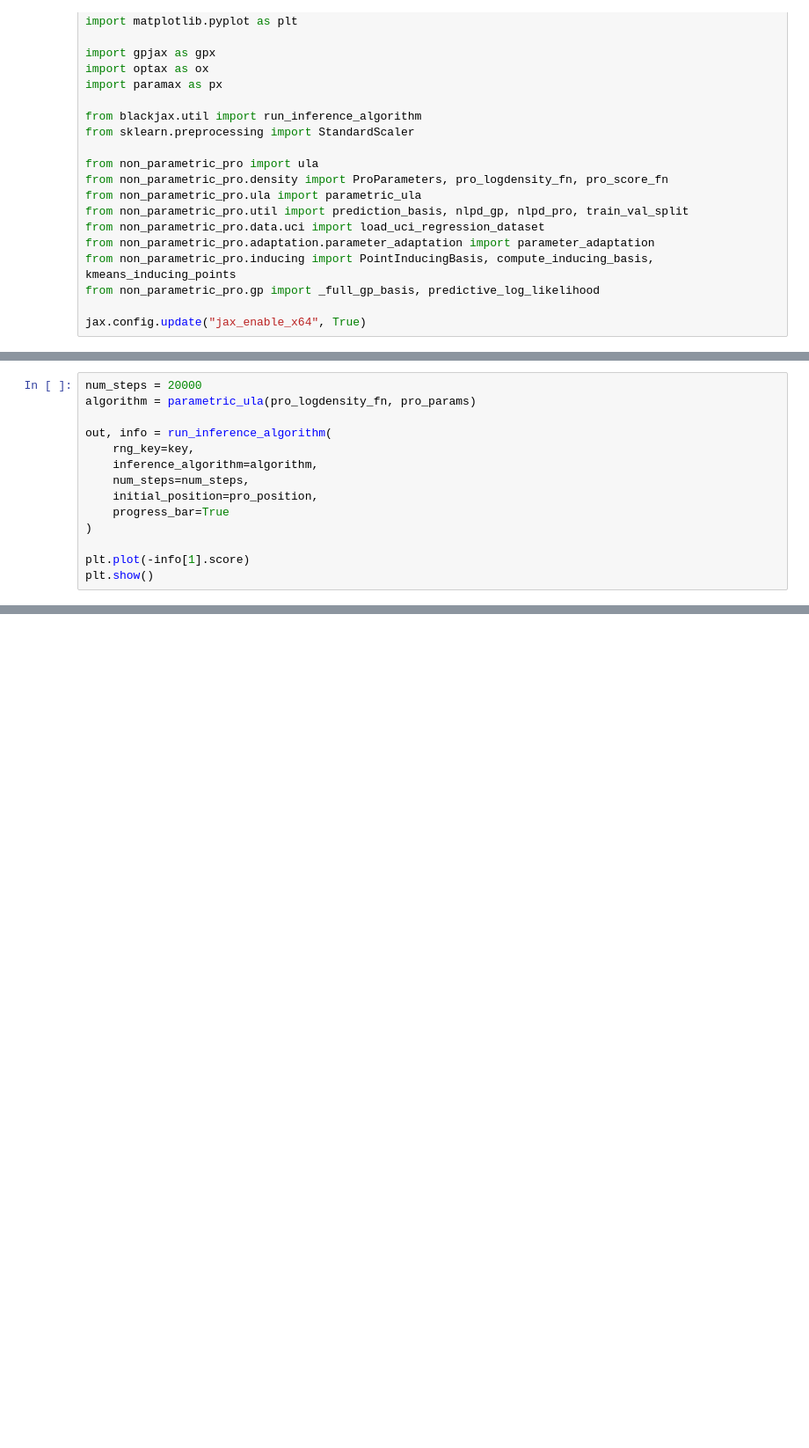
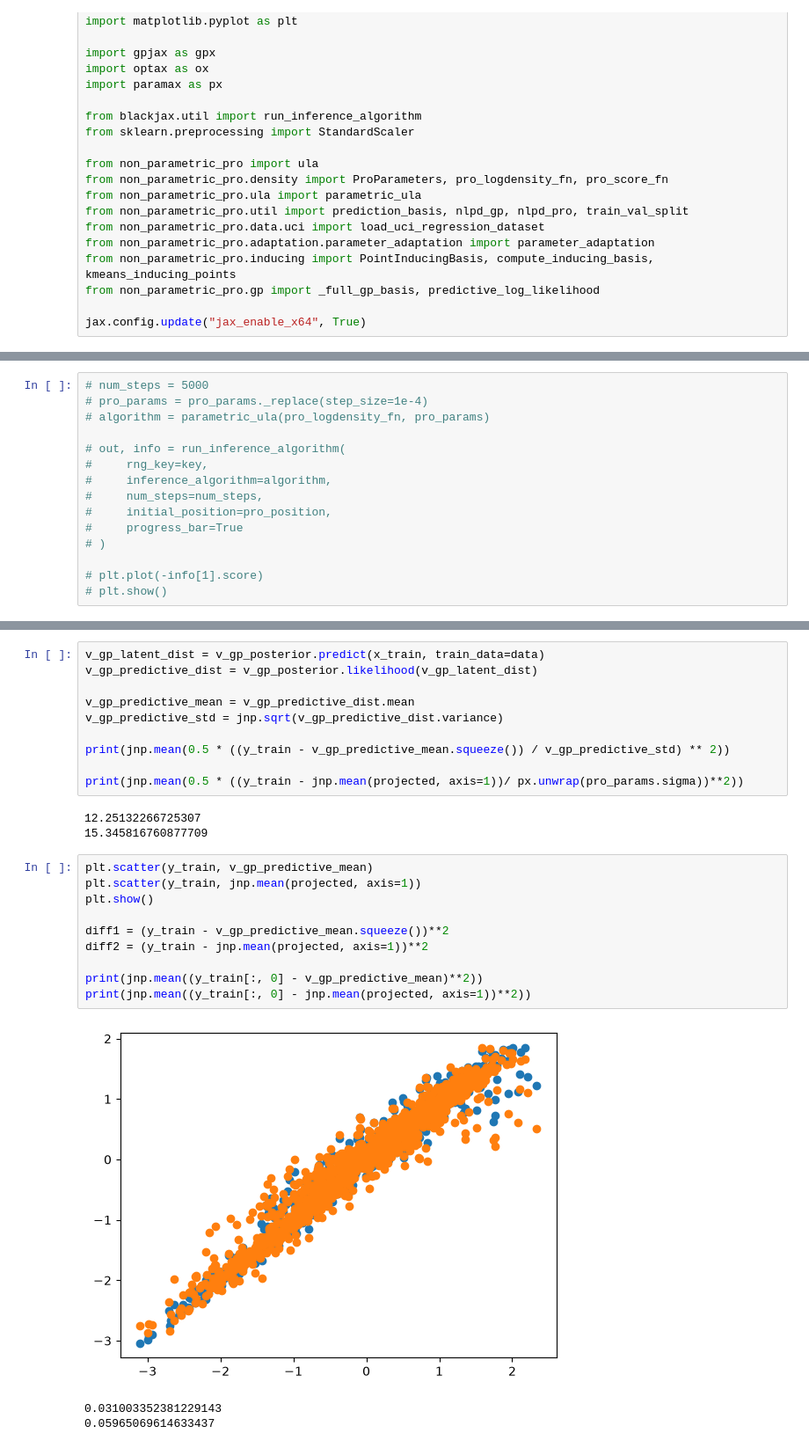
Before and after one commit to callum-kl/non-parametric-pro, a Jupyter notebook: notebooks/uci.ipynb, the cells around one changed output, grey strips where cells are left out. Shown at 88% size. Drawn from its saved outputs; the diff is of its cells as text; blank space fills up the shorter version.

```diff
--- a/notebooks/uci.ipynb
+++ b/notebooks/uci.ipynb
@@ -174,14 +191,15 @@ pro_params = pro_params._replace(y=y_train_full)
 # %%
-num_steps = 20000
-algorithm = parametric_ula(pro_logdensity_fn, pro_params)
+# num_steps = 5000
+# pro_params = pro_params._replace(step_size=1e-4)
+# algorithm = parametric_ula(pro_logdensity_fn, pro_params)
 
-out, info = run_inference_algorithm(
-    rng_key=key,
-    inference_algorithm=algorithm,
-    num_steps=num_steps,
-    initial_position=pro_position,
-    progress_bar=True
-)
+# out, info = run_inference_algorithm(
+#     rng_key=key,
+#     inference_algorithm=algorithm,
+#     num_steps=num_steps,
+#     initial_position=pro_position,
+#     progress_bar=True
+# )
 
-plt.plot(-info[1].score)
-plt.show()
+# plt.plot(-info[1].score)
+# plt.show()
@@ -202,0 +347,27 @@ VGP NLPD: 0.22418248126653081
+# %%
+v_gp_latent_dist = v_gp_posterior.predict(x_train, train_data=data)
+v_gp_predictive_dist = v_gp_posterior.likelihood(v_gp_latent_dist)
+
+v_gp_predictive_mean = v_gp_predictive_dist.mean
+v_gp_predictive_std = jnp.sqrt(v_gp_predictive_dist.variance)
+
+print(jnp.mean(0.5 * ((y_train - v_gp_predictive_mean.squeeze()) / v_gp_predictive_std) ** 2))
+
+print(jnp.mean(0.5 * ((y_train - jnp.mean(projected, axis=1))/ px.unwrap(pro_params.sigma))**2))
+# %% [output]
+12.25132266725307
+15.345816760877709
+# %%
+plt.scatter(y_train, v_gp_predictive_mean)
+plt.scatter(y_train, jnp.mean(projected, axis=1))
+plt.show()
+
+diff1 = (y_train - v_gp_predictive_mean.squeeze())**2
+diff2 = (y_train - jnp.mean(projected, axis=1))**2
+
+print(jnp.mean((y_train[:, 0] - v_gp_predictive_mean)**2))
+print(jnp.mean((y_train[:, 0] - jnp.mean(projected, axis=1))**2))
+# %% [output]
+[figure, added]
+0.031003352381229143
+0.05965069614633437
```
Also changed, not shown: parts of 17 cells of this notebook, 30 other files.
